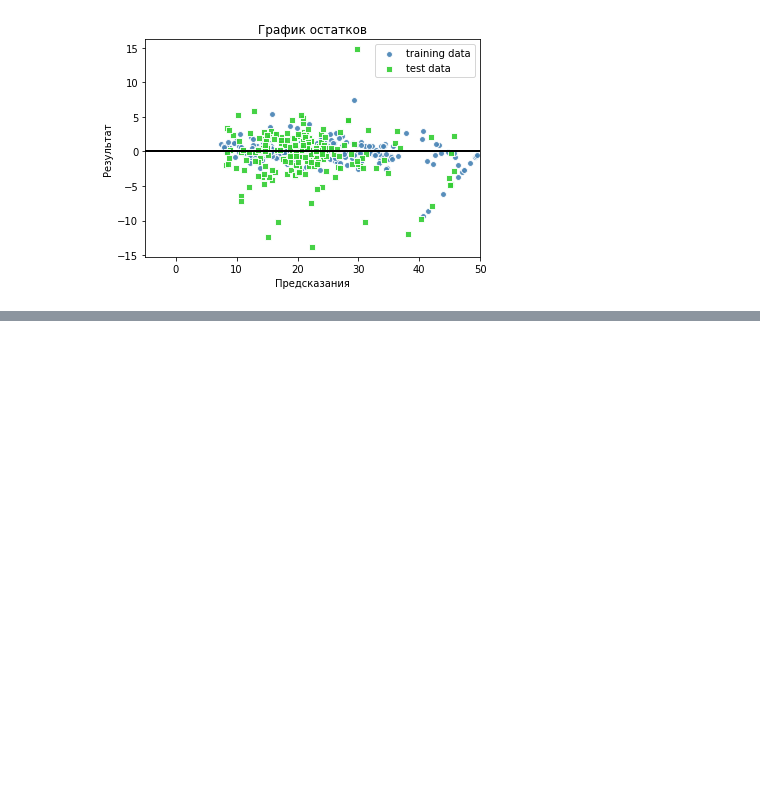
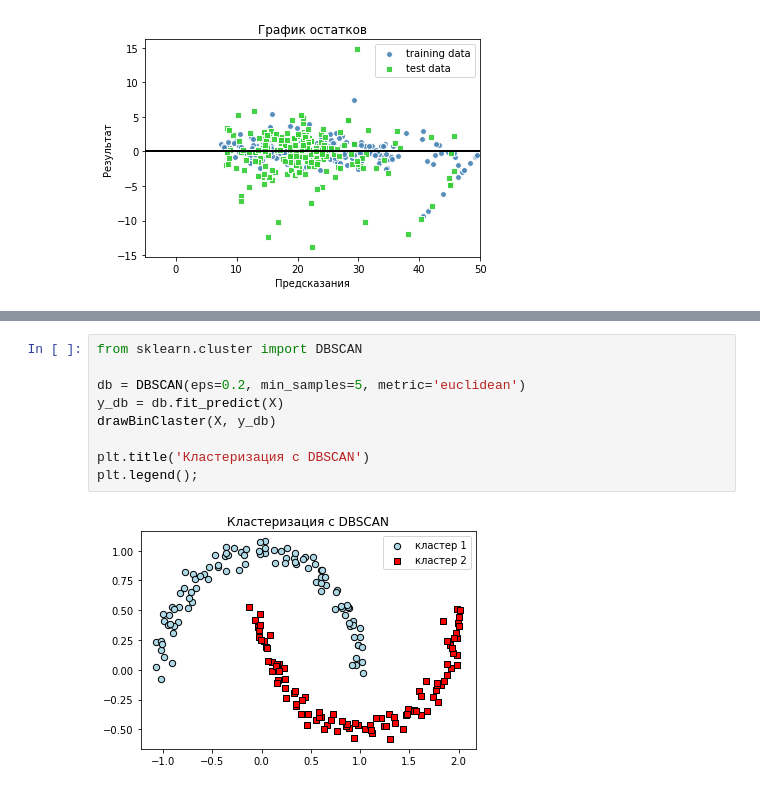
Before and after one commit to Artexxx/Artem-python, a Jupyter notebook: algorithms/Without teacher/Predicting Continuous Target Variables.ipynb, the cells around one changed output, grey strips where cells are left out. Drawn from its saved outputs; the diff is of its cells as text; blank space fills up the shorter version.

```diff
--- a/algorithms/Without teacher/Predicting Continuous Target Variables.ipynb
+++ b/algorithms/Without teacher/Predicting Continuous Target Variables.ipynb
@@ -486,0 +632,11 @@ plt.title('График остатков');
+# %%
+from sklearn.cluster import DBSCAN
+
+db = DBSCAN(eps=0.2, min_samples=5, metric='euclidean')
+y_db = db.fit_predict(X)
+drawBinClaster(X, y_db)
+
+plt.title('Кластеризация с DBSCAN')
+plt.legend();
+# %% [output]
+[figure, added]
```
Also changed, not shown: parts of 12 cells of this notebook, 5 other files.
